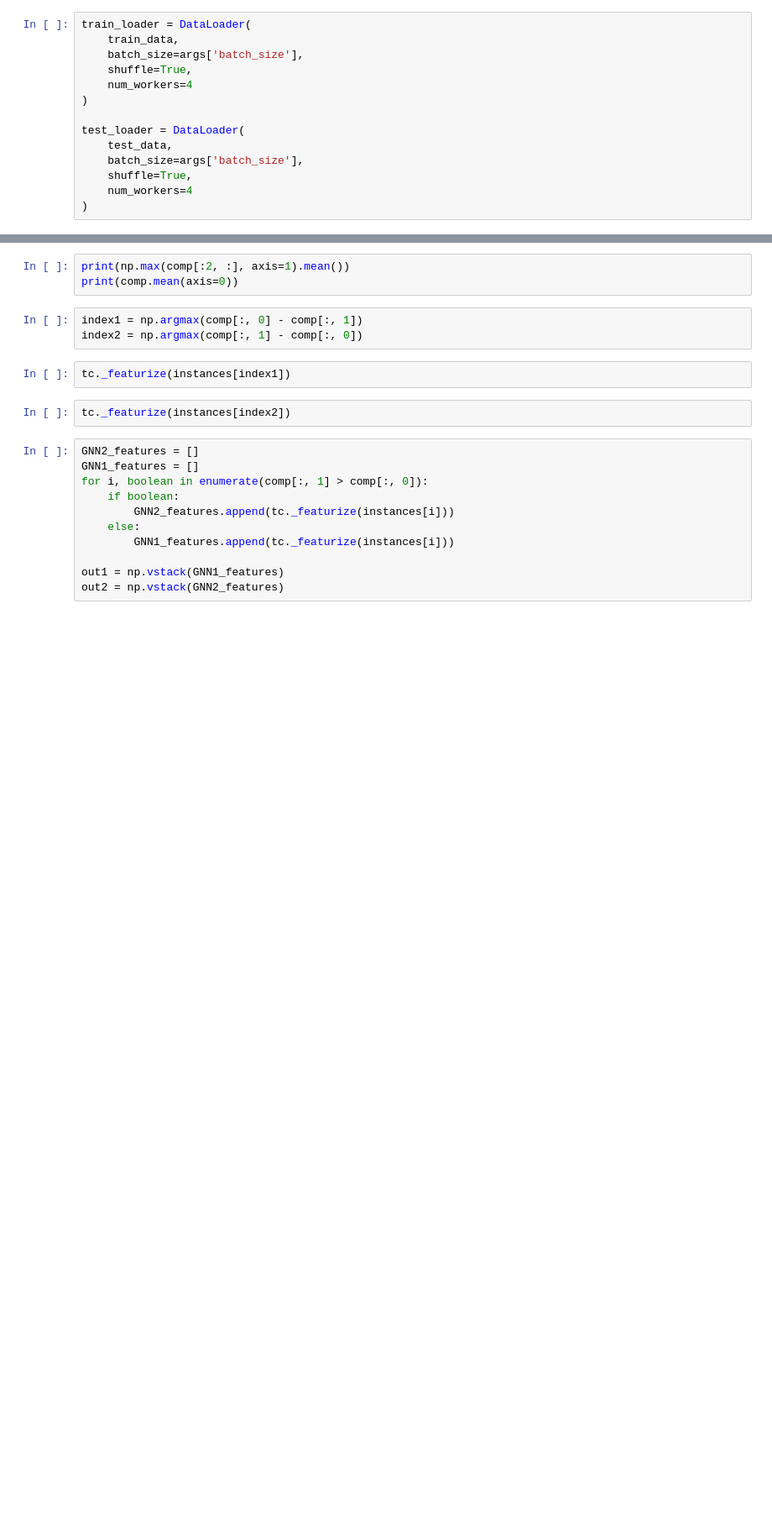
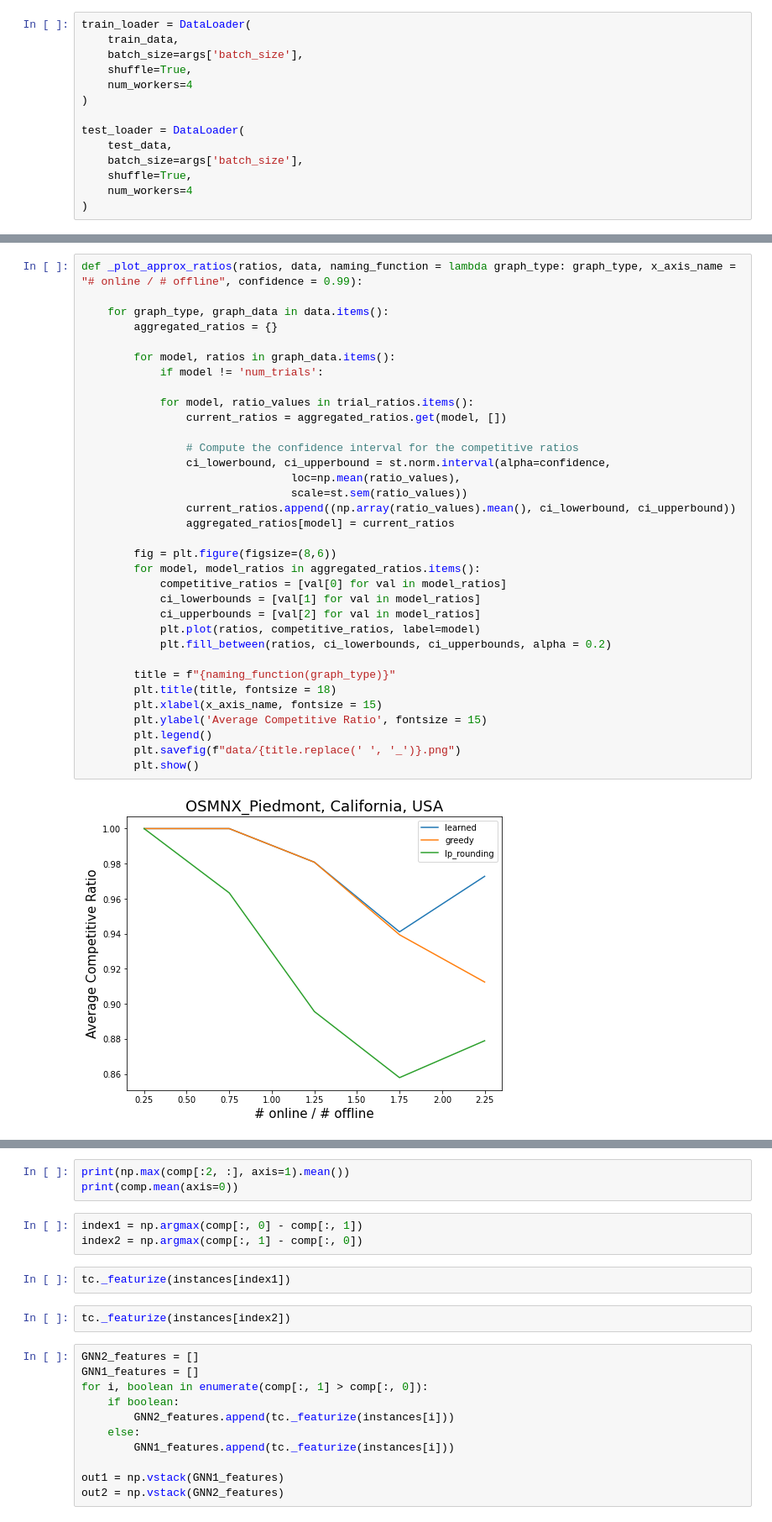
Before and after one commit to anders-wikum/GNN-OBM, a Jupyter notebook: notebooks/meta_learner.ipynb, the cells around one changed output, grey strips where cells are left out. Shown at 84% size. Cells and saved outputs as stored; diff of their text form; blank space fills up the shorter version.

```diff
--- a/notebooks/meta_learner.ipynb
+++ b/notebooks/meta_learner.ipynb
@@ -466,0 +690,36 @@ comp[:10]
+# %%
+def _plot_approx_ratios(ratios, data, naming_function = lambda graph_type: graph_type, x_axis_name = "# online / # offline", confidence = 0.99):
+
+    for graph_type, graph_data in data.items():
+        aggregated_ratios = {}
+
+        for model, ratios in graph_data.items():
+            if model != 'num_trials':
+
+            for model, ratio_values in trial_ratios.items():
+                current_ratios = aggregated_ratios.get(model, [])
+
+                # Compute the confidence interval for the competitive ratios
+                ci_lowerbound, ci_upperbound = st.norm.interval(alpha=confidence,
+                                loc=np.mean(ratio_values),
+                                scale=st.sem(ratio_values))
+                current_ratios.append((np.array(ratio_values).mean(), ci_lowerbound, ci_upperbound))
+                aggregated_ratios[model] = current_ratios
+
+        fig = plt.figure(figsize=(8,6))
+        for model, model_ratios in aggregated_ratios.items():
+            competitive_ratios = [val[0] for val in model_ratios]
+            ci_lowerbounds = [val[1] for val in model_ratios]
+            ci_upperbounds = [val[2] for val in model_ratios]
+            plt.plot(ratios, competitive_ratios, label=model)
+            plt.fill_between(ratios, ci_lowerbounds, ci_upperbounds, alpha = 0.2)
+
+        title = f"{naming_function(graph_type)}"
+        plt.title(title, fontsize = 18)
+        plt.xlabel(x_axis_name, fontsize = 15)
+        plt.ylabel('Average Competitive Ratio', fontsize = 15)
+        plt.legend()
+        plt.savefig(f"data/{title.replace(' ', '_')}.png")
+        plt.show()
+# %% [output]
+[figure, added]
```
Also changed, not shown: parts of 24 cells of this notebook, 22 other files.
